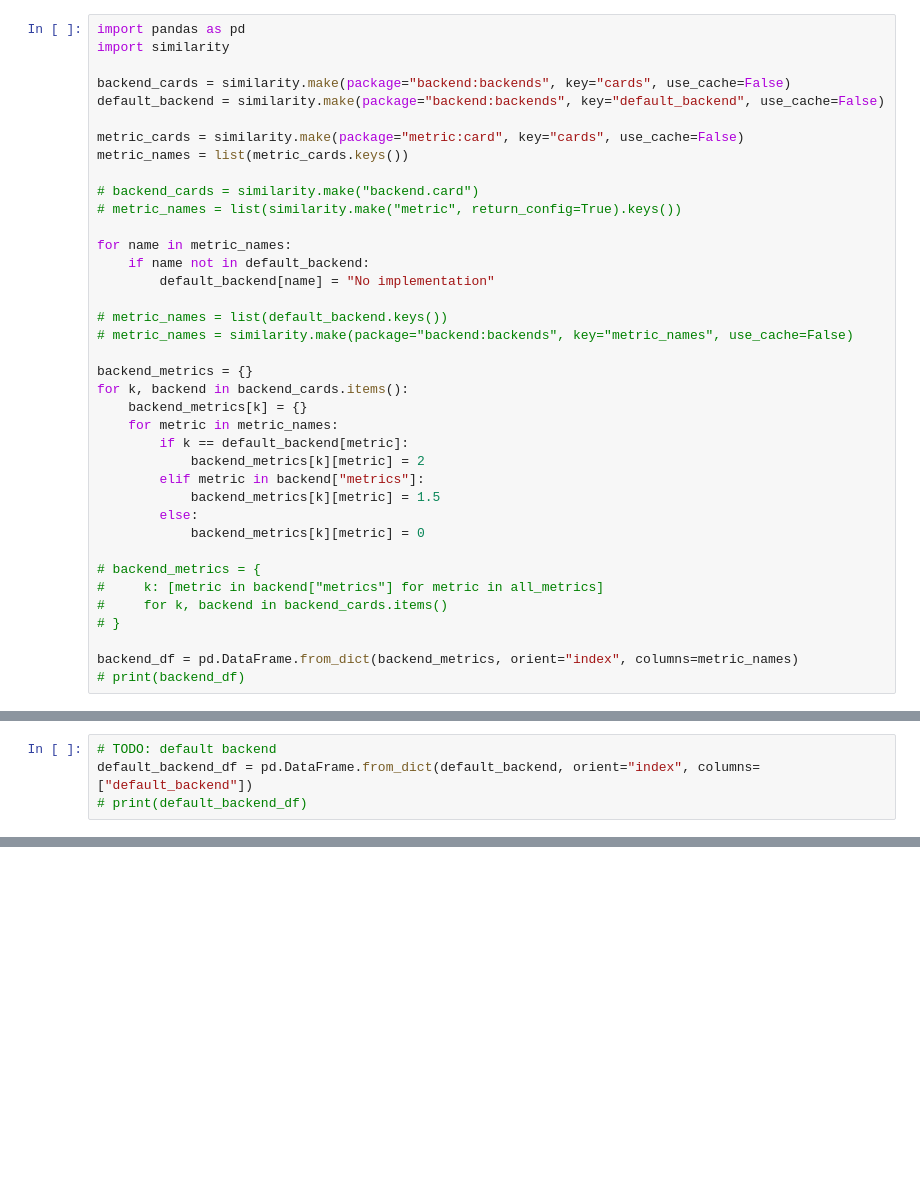
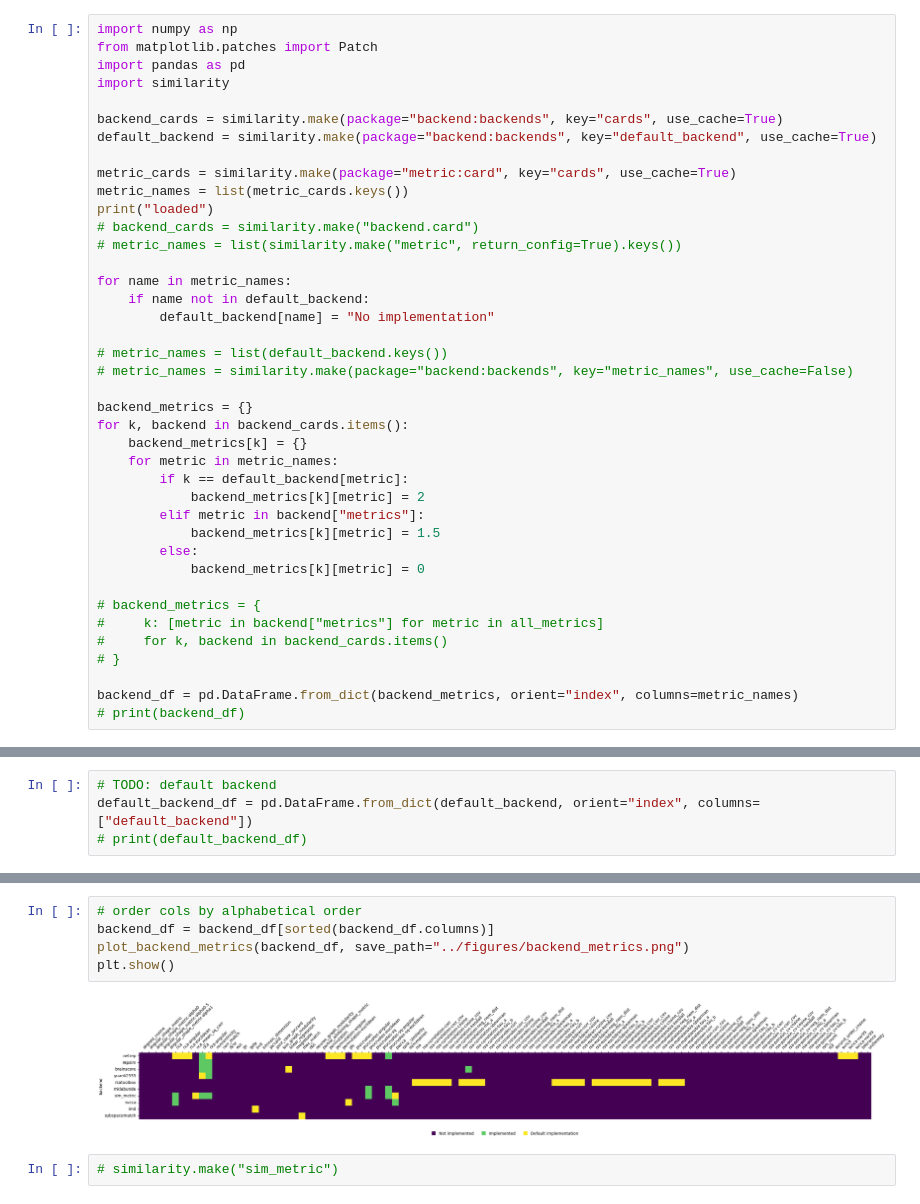
Before and after one commit to nacloos/similarity-repository, a Jupyter notebook: examples/example.ipynb, the cells around one changed output, grey strips where cells are left out. Drawn from its saved outputs; the diff is of its cells as text; blank space fills up the shorter version.

```diff
--- a/examples/example.ipynb
+++ b/examples/example.ipynb
@@ -2,15 +2,17 @@
 %reload_ext autoreload
 %autoreload 2
 # %%
+import numpy as np
+from matplotlib.patches import Patch
 import pandas as pd
 import similarity
 
-backend_cards = similarity.make(package="backend:backends", key="cards", use_cache=False)
-default_backend = similarity.make(package="backend:backends", key="default_backend", use_cache=False)
+backend_cards = similarity.make(package="backend:backends", key="cards", use_cache=True)
+default_backend = similarity.make(package="backend:backends", key="default_backend", use_cache=True)
 
-metric_cards = similarity.make(package="metric:card", key="cards", use_cache=False)
+metric_cards = similarity.make(package="metric:card", key="cards", use_cache=True)
 metric_names = list(metric_cards.keys())
-
+print("loaded")
 # backend_cards = similarity.make("backend.card")
 # metric_names = list(similarity.make("metric", return_config=True).keys())
 
@@ -87,0 +91,9 @@ plt.savefig("../figures/backend_metrics.png", transparent=False, bbox_inches='ti
+# %%
+# order cols by alphabetical order
+backend_df = backend_df[sorted(backend_df.columns)]
+plot_backend_metrics(backend_df, save_path="../figures/backend_metrics.png")
+plt.show()
+# %% [output]
+[figure, added]
+# %%
+# similarity.make("sim_metric")
```
Also changed, not shown: parts of 5 cells of this notebook, 31 other files.
